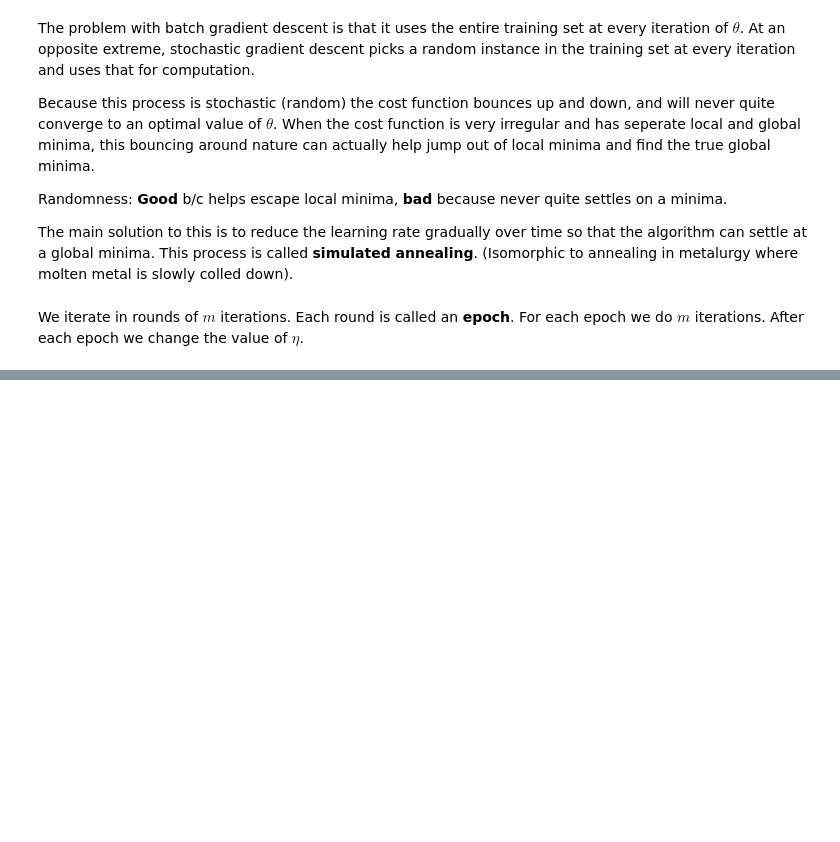
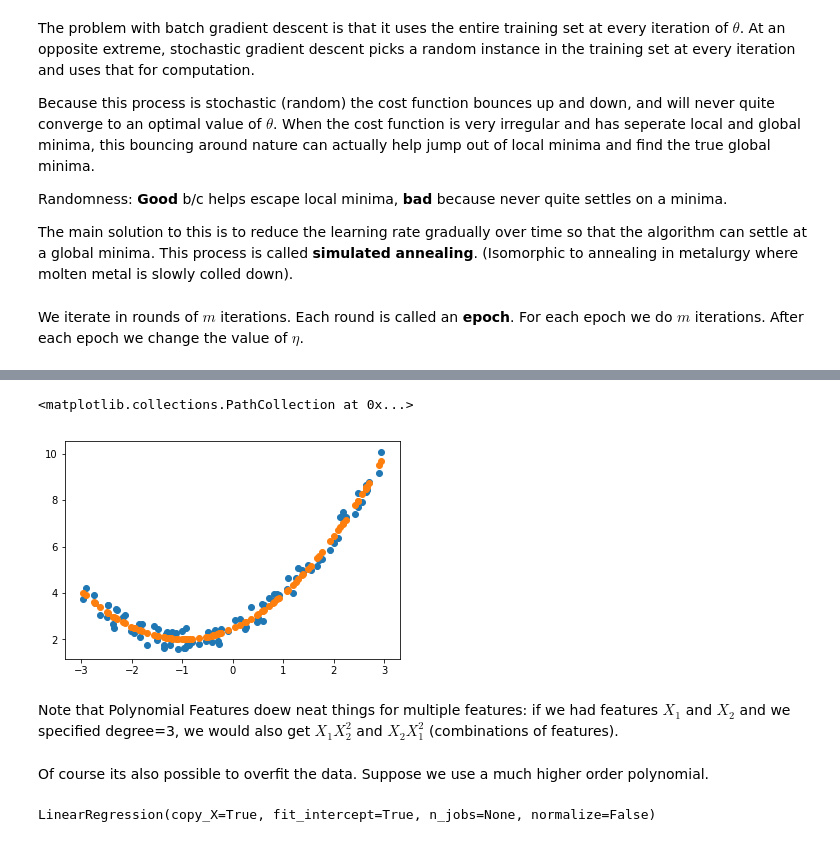
Before and after one commit to lukepolson/Machine-Learning, a Jupyter notebook: Chapter4.ipynb, the cells around one changed output, grey strips where cells are left out. Drawn from its saved outputs; the diff is of its cells as text; code cells hidden in the pictures; blank space fills up the shorter version.

```diff
--- a/Chapter4.ipynb
+++ b/Chapter4.ipynb
@@ -193,0 +229,17 @@ plt.show()
+# %%
+plt.scatter(X,y, label='Data')
+plt.scatter(X, lin_reg.predict(X_poly).ravel(), label='Prediction')
+# %% [output]
+<matplotlib.collections.PathCollection at 0x...>
+[figure, added]
+# %% [markdown]
+Note that Polynomial Features doew neat things for multiple features: if we had features $X_1$ and $X_2$ and we specified degree=3, we would also get $X_1X_2^2$ and $X_2X_1^2$ (combinations of features).
+# %% [markdown]
+Of course its also possible to overfit the data. Suppose we use a much higher order polynomial.
+# %%
+poly_bad_features = PolynomialFeatures(degree=20, include_bias=False)
+X_poly_bad = poly_bad_features.fit_transform(X)
+lin_reg = LinearRegression()
+lin_reg.fit(X_poly_bad, y)
+# %% [output]
+LinearRegression(copy_X=True, fit_intercept=True, n_jobs=None, normalize=False)
```
Also changed, not shown: parts of 23 cells of this notebook, 1 other file.
